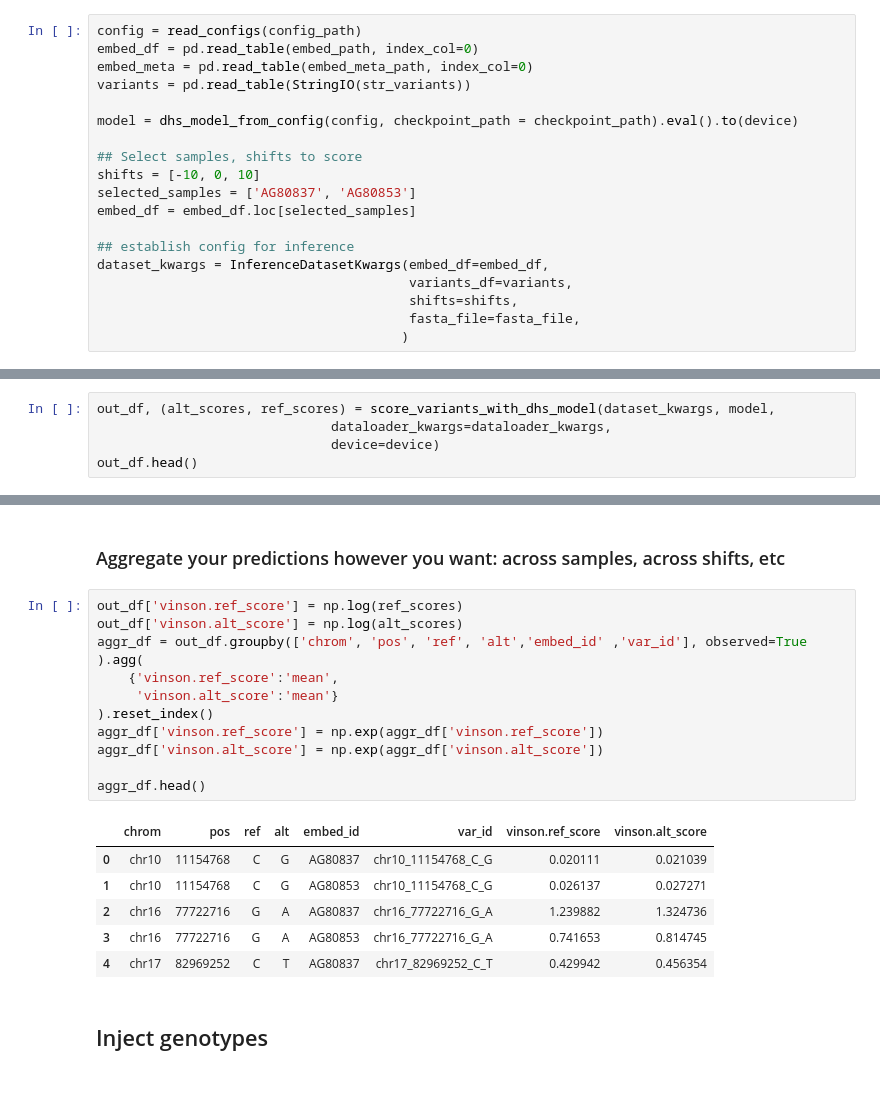
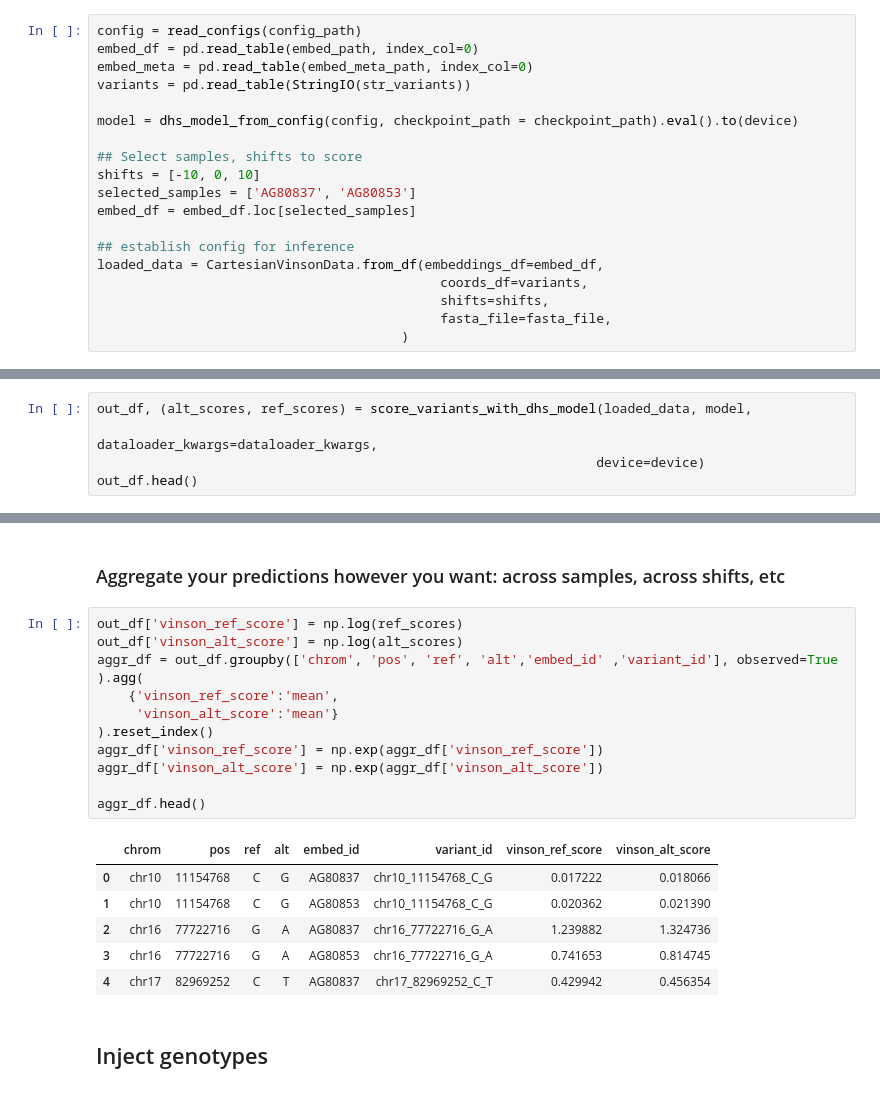
Before and after one commit to vierstralab/vinson, a Jupyter notebook: tutorials/4.Predict_variant.ipynb, the cells around one changed output, grey strips where cells are left out. Saved outputs shown, nothing was run; the diff lists cells and outputs as text.

```diff
--- a/tutorials/4.Predict_variant.ipynb
+++ b/tutorials/4.Predict_variant.ipynb
@@ -115,9 +111,9 @@ selected_samples = ['AG80837', 'AG80853']
 embed_df = embed_df.loc[selected_samples]
 
 ## establish config for inference
-dataset_kwargs = InferenceDatasetKwargs(embed_df=embed_df,
-                                        variants_df=variants,
-                                        shifts=shifts,
-                                        fasta_file=fasta_file,
+loaded_data = CartesianVinsonData.from_df(embeddings_df=embed_df,
+                                            coords_df=variants,
+                                            shifts=shifts,
+                                            fasta_file=fasta_file,
                                        )
 # %% [output]
@@ -129,8 +125,8 @@ dataloader_kwargs = dict(batch_size=256,
                         pin_memory=True,
                         shuffle=False)
 # %%
-out_df, (alt_scores, ref_scores) = score_variants_with_dhs_model(dataset_kwargs, model,
-                              dataloader_kwargs=dataloader_kwargs,
-                              device=device)
+out_df, (alt_scores, ref_scores) = score_variants_with_dhs_model(loaded_data, model,
+                                                                dataloader_kwargs=dataloader_kwargs,
+                                                                device=device)
 out_df.head()
 # %% [output]
@@ -145,20 +141,20 @@ Raw output table might be very large for large range of shifts and multidute of
 # %% [markdown]
 ### Aggregate your predictions however you want: across samples, across shifts, etc
 # %%
-out_df['vinson.ref_score'] = np.log(ref_scores)
-out_df['vinson.alt_score'] = np.log(alt_scores)
-aggr_df = out_df.groupby(['chrom', 'pos', 'ref', 'alt','embed_id' ,'var_id'], observed=True ).agg(
-    {'vinson.ref_score':'mean',
-     'vinson.alt_score':'mean'}
+out_df['vinson_ref_score'] = np.log(ref_scores)
+out_df['vinson_alt_score'] = np.log(alt_scores)
+aggr_df = out_df.groupby(['chrom', 'pos', 'ref', 'alt','embed_id' ,'variant_id'], observed=True ).agg(
+    {'vinson_ref_score':'mean',
+     'vinson_alt_score':'mean'}
 ).reset_index()
-aggr_df['vinson.ref_score'] = np.exp(aggr_df['vinson.ref_score'])
-aggr_df['vinson.alt_score'] = np.exp(aggr_df['vinson.alt_score'])
+aggr_df['vinson_ref_score'] = np.exp(aggr_df['vinson_ref_score'])
+aggr_df['vinson_alt_score'] = np.exp(aggr_df['vinson_alt_score'])
 
 aggr_df.head()
 # %% [output]
-|  | chrom | pos | ref | alt | embed_id | var_id | vinson.ref_score | vinson.alt_score |
-| 0 | chr10 | 11154768 | C | G | AG80837 | chr10_11154768_C_G | 0.020111 | 0.021039 |
-| 1 | chr10 | 11154768 | C | G | AG80853 | chr10_11154768_C_G | 0.026137 | 0.027271 |
+|  | chrom | pos | ref | alt | embed_id | variant_id | vinson_ref_score | vinson_alt_score |
+| 0 | chr10 | 11154768 | C | G | AG80837 | chr10_11154768_C_G | 0.017222 | 0.018066 |
+| 1 | chr10 | 11154768 | C | G | AG80853 | chr10_11154768_C_G | 0.020362 | 0.021390 |
 | 2 | chr16 | 77722716 | G | A | AG80837 | chr16_77722716_G_A | 1.239882 | 1.324736 |
 | 3 | chr16 | 77722716 | G | A | AG80853 | chr16_77722716_G_A | 0.741653 | 0.814745 |
 | 4 | chr17 | 82969252 | C | T | AG80837 | chr17_82969252_C_T | 0.429942 | 0.456354 |
```
Also changed, not shown: parts of 7 cells of this notebook, 7 other files.
